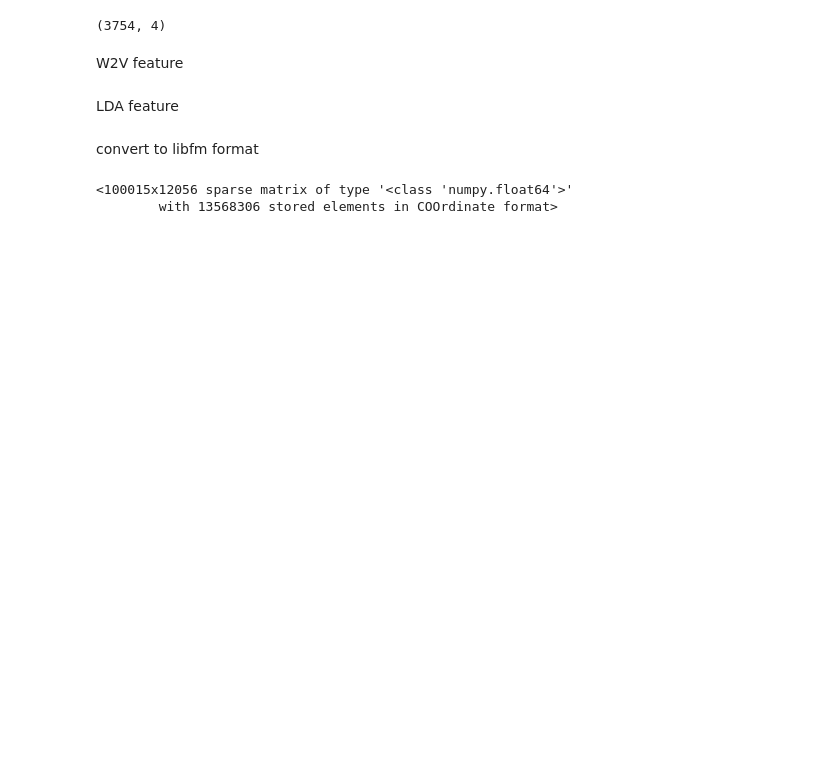
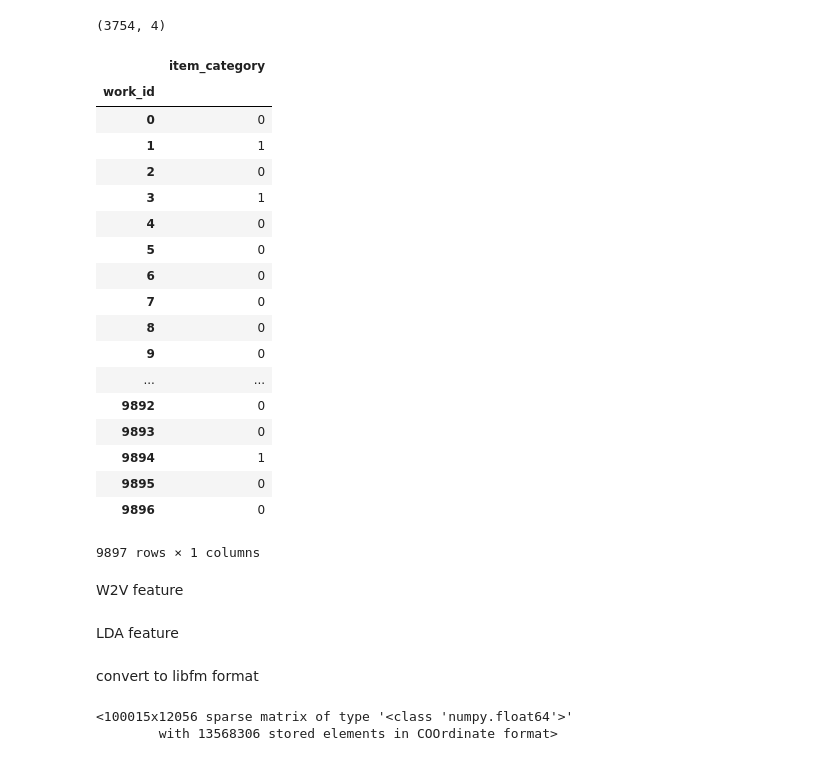
Before and after one commit to wattlebird/MangakiChallenge, a Jupyter notebook: FeatureExtraction.ipynb, the cells around one changed output. Drawn from its saved outputs; the diff is of its cells as text; code cells hidden in the pictures; blank space fills up the shorter version.

```diff
--- a/FeatureExtraction.ipynb
+++ b/FeatureExtraction.ipynb
@@ -96,3 +93,25 @@ test.to_csv(data+"baseline/test_0.csv", index=False)
+# %%
+i3
+# %% [output]
+|  | item_category |
+| work_id |  |
+| 0 | 0 |
+| 1 | 1 |
+| 2 | 0 |
+| 3 | 1 |
+| 4 | 0 |
+| 5 | 0 |
+| 6 | 0 |
+| 7 | 0 |
+| 8 | 0 |
+| 9 | 0 |
+| ... | ... |
+| 9892 | 0 |
+| 9893 | 0 |
+| 9894 | 1 |
+| 9895 | 0 |
+| 9896 | 0 |
+9897 rows × 1 columns
 # %% [markdown]
 W2V feature
 # %%
```
Also changed, not shown: parts of 10 cells of this notebook, 2 other files.
